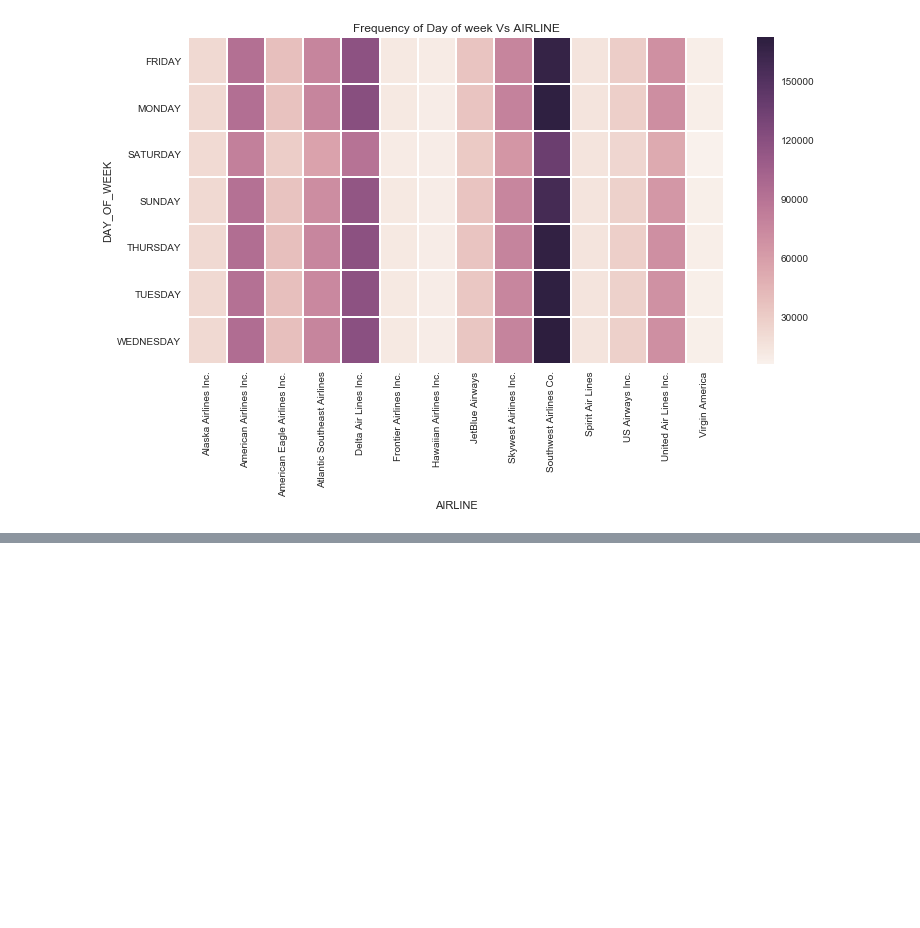
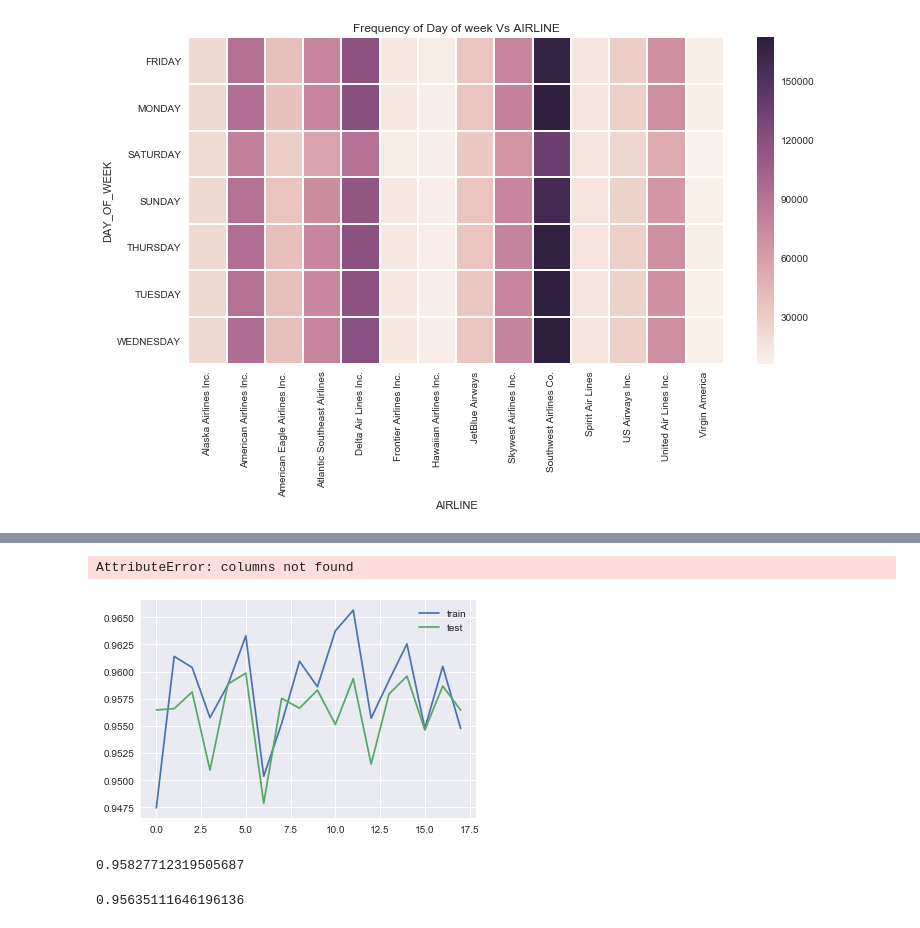
Before and after one commit to samyak53/Flight-Delay-Analysis, a Jupyter notebook: analysis.ipynb, the cells around one changed output, grey strips where cells are left out. Drawn from its saved outputs; the diff is of its cells as text; code cells hidden in the pictures; blank space fills up the shorter version.

Commit message:
predictive modelling

```diff
--- a/analysis.ipynb
+++ b/analysis.ipynb
@@ -498,6 +546,50 @@ memory usage: 2.0+ GB
+# %%
+X = df_temp1[df_temp1.columns.difference(['ARRIVAL_DELAY_12'])]
+y = df_temp1['ARRIVAL_DELAY_12']
+# %% [output]
+AttributeError: columns not found
+# %%
+from sklearn.linear_model import SGDClassifier
+from sklearn.model_selection import GridSearchCV
+from sklearn.utils import class_weight
+
+class_weight = class_weight.compute_class_weight('balanced', np.unique(y), y)
+clf1 = SGDClassifier(loss='log', penalty='l1', learning_rate='constant',class_weight={0:0.64,1:2.3}, n_jobs=-1, random_state=10, eta0=0.01)
 # %%
-X = df_temp1[df_temp1.columns.difference(['ARRIVAL_DELAY_12'])]
-y = df_temp1['ARRIVAL_DELAY_12']
-
-X_train, X_test, y_train, y_test = train_test_split(X, y, test_size=0.30, random_state=42)
+# X_train, X_test, y_train, y_test = train_test_split(X, y, test_size=0.30, random_state=42)
+# %%
+from sklearn.feature_extraction import FeatureHasher
+
+fh = FeatureHasher(n_features = 2**10, input_type="string")
+
+y_test = df["ARRIVAL_DELAY_12"]
+X_test = fh.transform(np.asarray(df.iloc[:,0:-1].astype(str)))
+# %%
+chunksize = 300000
+trainloss = []
+testloss = []
+
+for i,chunk in enumerate(pd.read_csv('data_temp1.csv', chunksize=chunksize)):
+    X_train = fh.transform(np.asarray(chunk.iloc[:,0:-1].astype(str)))
+    y_train = chunk.iloc[:,-1]
+    clf1.partial_fit(X_train,y_train,classes=[0,1])
+    fpr, tpr, thresholds = metrics.roc_curve(y_train,clf1.predict(X_train))
+    trainloss.append(metrics.auc(fpr, tpr))
+    fpr_t, tpr_t, thresholds_t = metrics.roc_curve(y_test,clf1.predict(X_test))
+    testloss.append(metrics.auc(fpr_t, tpr_t))
+# %%
+plt.plot(trainloss)
+plt.plot(testloss)
+plt.legend(('train','test'))
+plt.show()
+# %% [output]
+[figure, added]
+# %%
+np.mean(trainloss)
+# %% [output]
+0.95827712319505687
+# %%
+np.mean(testloss)
+# %% [output]
+0.95635111646196136
 # %%
```
Also changed, not shown: parts of 27 cells of this notebook.
